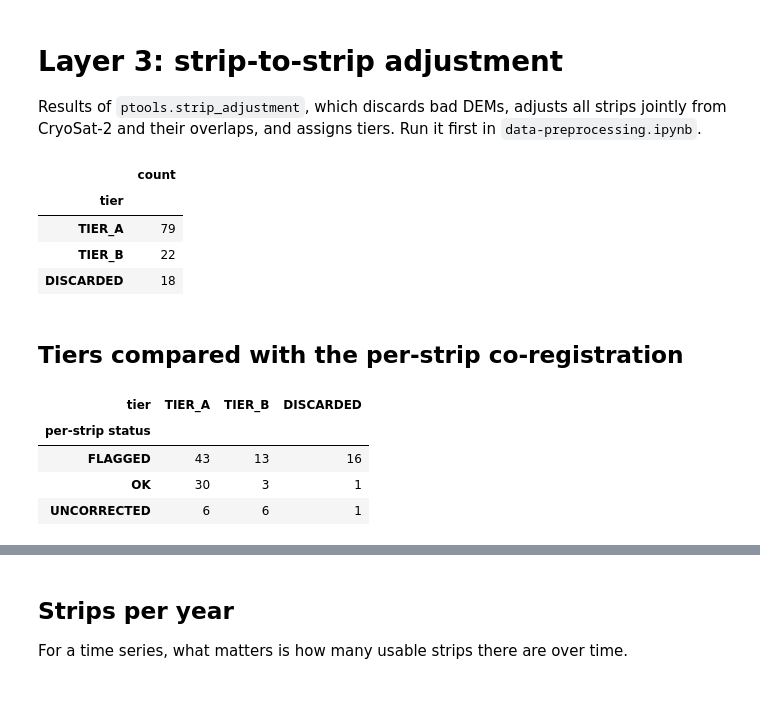
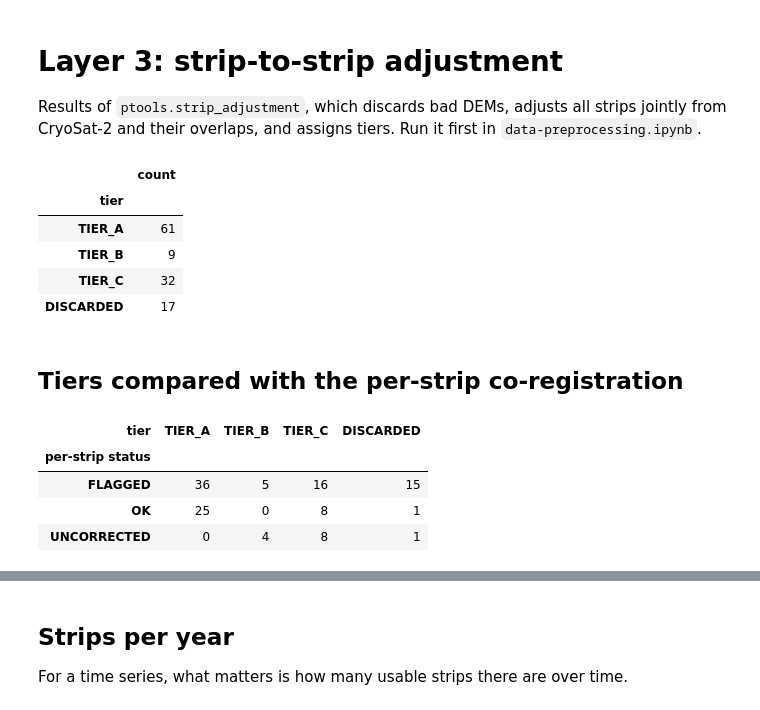
Before and after one commit to aszinck/REMA-strips-correction, a Jupyter notebook: coreg-qc.ipynb, the cells around one changed output, grey strips where cells are left out. Saved outputs shown, nothing was run; the diff lists cells and outputs as text; code cells hidden in the pictures.

```diff
--- a/coreg-qc.ipynb
+++ b/coreg-qc.ipynb
@@ -524,47 +524,50 @@ import preprocessing_tools as ptools
 adj_dir = Path(projectDir) / "data/interim" / f"region-{region_id}" / "REMA/adjusted-strips"
 adj = pd.read_csv(adj_dir / "adjustment_strips.csv")
 adj_pairs = pd.read_csv(adj_dir / "adjustment_pairs.csv")
 adj["acquisition_time"] = pd.to_datetime(adj["acquisition_time_utc"], utc=True)
 
 # Same settings as the strip_adjustment call in data-preprocessing.ipynb
 adjustment_params = dict(
     buffer_m=10000,
     max_dt_days=10,
     min_polygon_coverage=0.01,
     outlier_threshold_m=15.0,
     max_outlier_fraction=0.5,
     max_nmad_m=15.0,
     n_eff=100,
     max_overlap_outlier_fraction=0.3,
     max_sigma_m=2.0,
     max_pair_offset_m=5.0,
+    max_noise_m=0.5,
 )
 
 TIER_STYLE = {
     "TIER_A":    dict(color="#0ca30c", marker="o"),
     "TIER_B":    dict(color="#eda100", marker="s"),
+    "TIER_C":    dict(color="#d55181", marker="D"),
     "DISCARDED": dict(color="#d03b3b", marker="X"),
 }
 TIER_ORDER = list(TIER_STYLE)
 
 adj["tier"].value_counts().reindex(TIER_ORDER).fillna(0).astype(int).to_frame()
 # %% [output]
 |  | count |
 | tier |  |
-| TIER_A | 79 |
-| TIER_B | 22 |
-| DISCARDED | 18 |
+| TIER_A | 61 |
+| TIER_B | 9 |
+| TIER_C | 32 |
+| DISCARDED | 17 |
 # %% [markdown]
 ## Tiers compared with the per-strip co-registration
 # %%
 pd.crosstab(qc.set_index("strip")["status"].rename("per-strip status"),
             adj.set_index("strip")["tier"].rename("tier")).reindex(columns=TIER_ORDER, fill_value=0)
 # %% [output]
-| tier | TIER_A | TIER_B | DISCARDED |
-| per-strip status |  |  |  |
-| FLAGGED | 43 | 13 | 16 |
-| OK | 30 | 3 | 1 |
-| UNCORRECTED | 6 | 6 | 1 |
+| tier | TIER_A | TIER_B | TIER_C | DISCARDED |
+| per-strip status |  |  |  |  |
+| FLAGGED | 36 | 5 | 16 | 15 |
+| OK | 25 | 0 | 8 | 1 |
+| UNCORRECTED | 0 | 4 | 8 | 1 |
 # %%
 adj.loc[adj["tier"] == "DISCARDED", ["strip", "acquisition_time", "discard_reason", "polygon_coverage",
                                      "ref_nmad_polygon", "ref_outlier_fraction_polygon",
```
Also changed, not shown: parts of 10 cells of this notebook, 4 other files.
